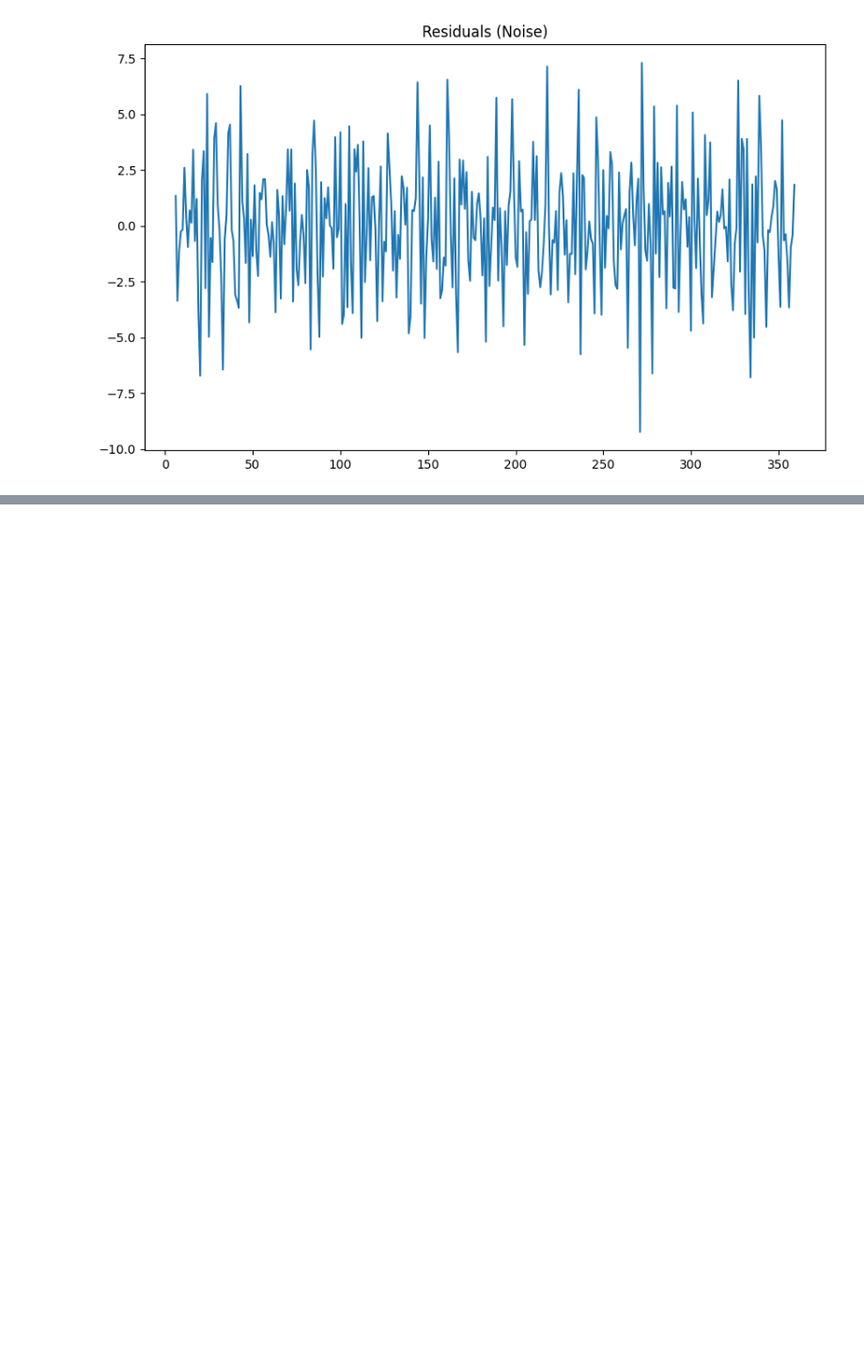
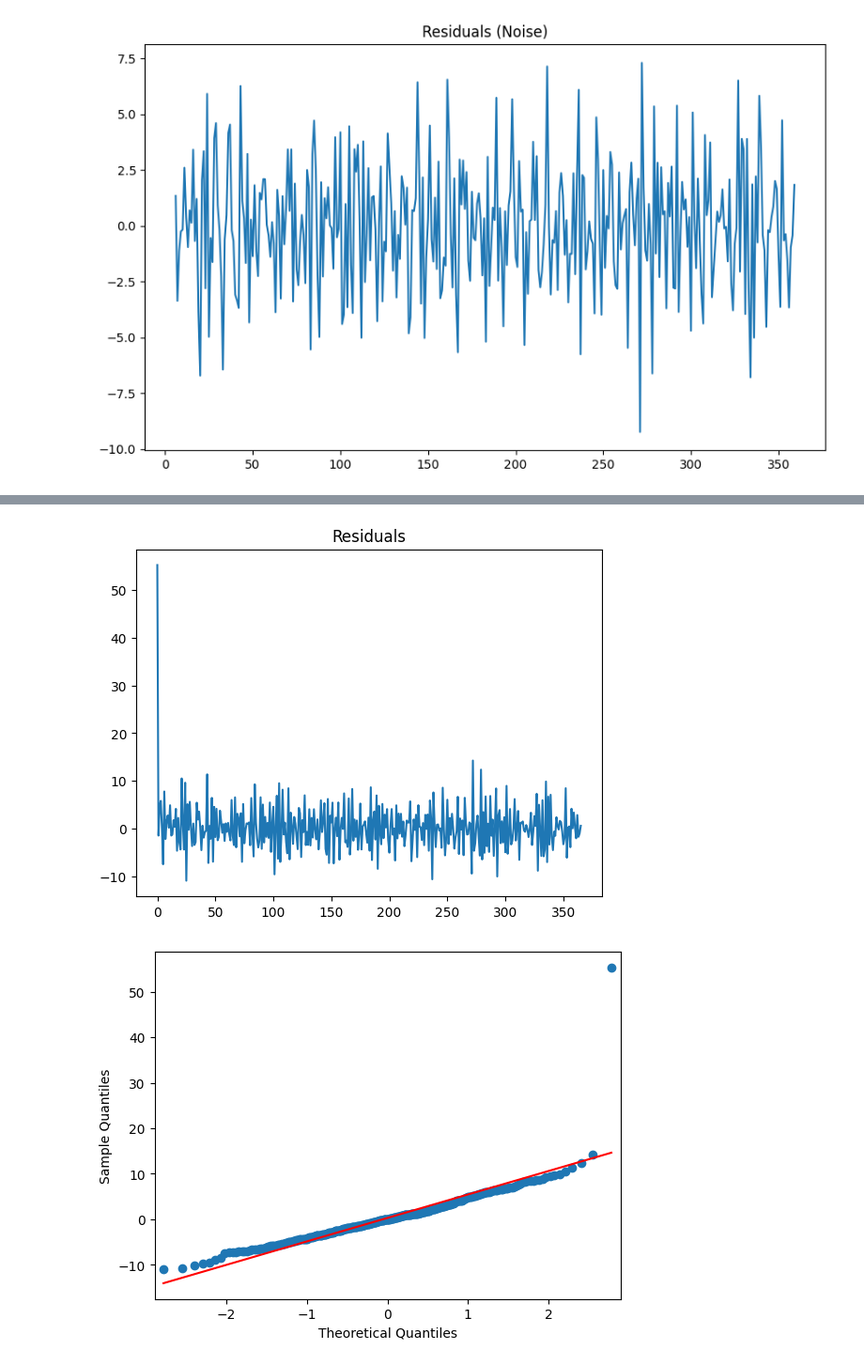
Before and after one commit to SayLesAI/SayLesAI-Time-Series-forecasting, a Jupyter notebook: src/explore.ipynb, the cells around one changed output, grey strips where cells are left out. Shown: that part at 94% size. Saved outputs shown, nothing was run; the diff lists cells and outputs as text; code cells hidden in the pictures; blank space fills up the shorter version.

```diff
--- a/src/explore.ipynb
+++ b/src/explore.ipynb
@@ -77,0 +89,12 @@ X_train, X_test, y_train, y_test = train_test_split(X, y, test_size=0.2, random_
+# %%
+#Train an ARIMA
+
+# Define p, d, q
+p, d, q = 1, 1, 1  # Example values; adjust based on your analysis
+
+# Fit ARIMA model
+model = ARIMA(df['sales'], order=(p, d, q))
+model_fit = model.fit()
+
+# Summary of the model
+print(model_fit.summary())
@@ -77,0 +119,14 @@ X_train, X_test, y_train, y_test = train_test_split(X, y, test_size=0.2, random_
+# %%
+# Plot residuals
+residuals = model_fit.resid
+residuals.plot(title="Residuals")
+plt.show()
+
+# Residual diagnostics
+from statsmodels.graphics.gofplots import qqplot
+
+qqplot(residuals, line='s')
+plt.show()
+# %% [output]
+[figure, added]
+[figure, added]
```
Also changed, not shown: parts of 12 cells of this notebook.
